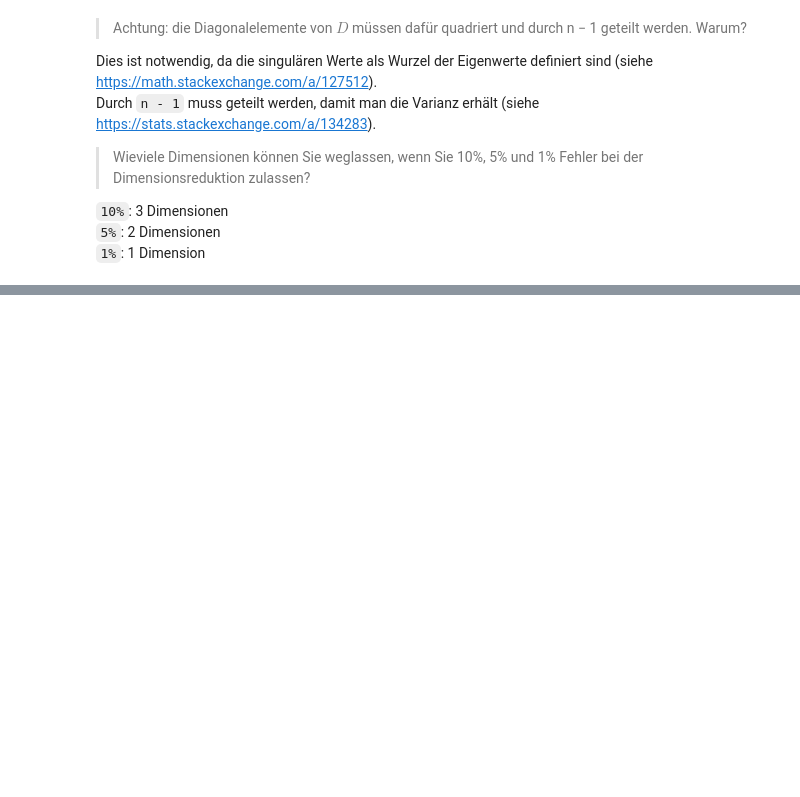
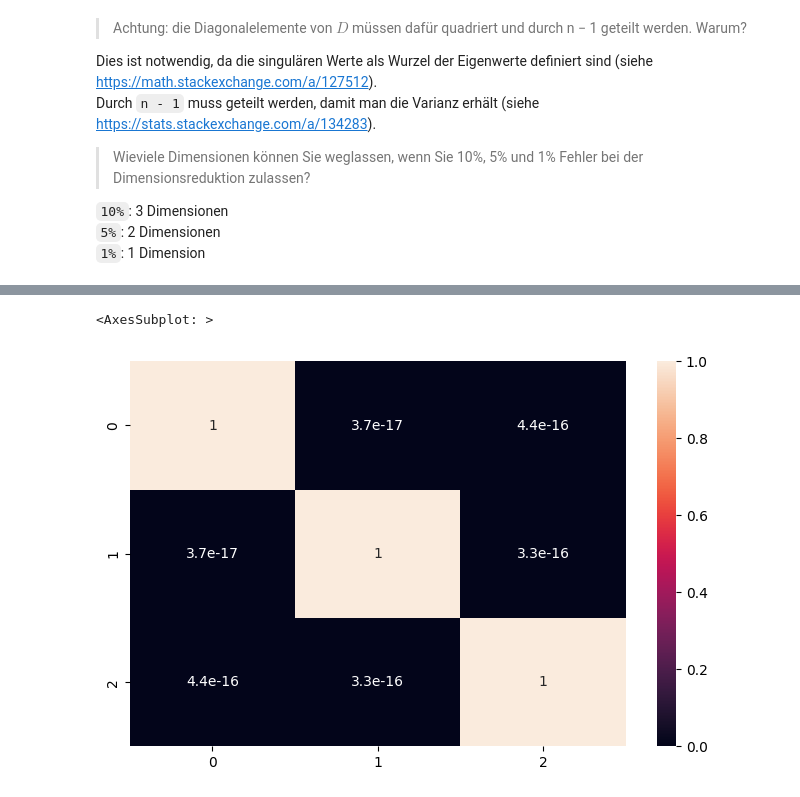
Before and after one commit to robingenz/htwg-machine-learning-exercises, a Jupyter notebook: exercises/01_Explorative_Analyse_und_PCA/03_pca.ipynb, the cells around one changed output, grey strips where cells are left out. Drawn from its saved outputs; the diff is of its cells as text; code cells hidden in the pictures; blank space fills up the shorter version.

```diff
--- a/exercises/01_Explorative_Analyse_und_PCA/03_pca.ipynb
+++ b/exercises/01_Explorative_Analyse_und_PCA/03_pca.ipynb
@@ -118,0 +173,6 @@ Durch `n - 1` muss geteilt werden, damit man die Varianz erhält (siehe https://
+# %%
+# Projektionen der ersten drei Hauptkomponenten
+# See https://towardsdatascience.com/pca-and-svd-explained-with-numpy-5d13b0d2a4d8
+projections = np.dot(U, np.diag(D))
+projectionsDataFrame = pd.DataFrame(projections[:,[0,1,2]])
+projectionsDataFrame.head()
@@ -118,0 +186,7 @@ Durch `n - 1` muss geteilt werden, damit man die Varianz erhält (siehe https://
+# %%
+projectionsCorrelation = projectionsDataFrame.corr()
+plt.figure(figsize = (8,5))
+sns.heatmap(projectionsCorrelation, annot=True, xticklabels=projectionsCorrelation.columns, yticklabels=projectionsCorrelation.columns)
+# %% [output]
+<AxesSubplot: >
+[figure, added]
```
Also changed, not shown: parts of 14 cells of this notebook, 2 other files.
